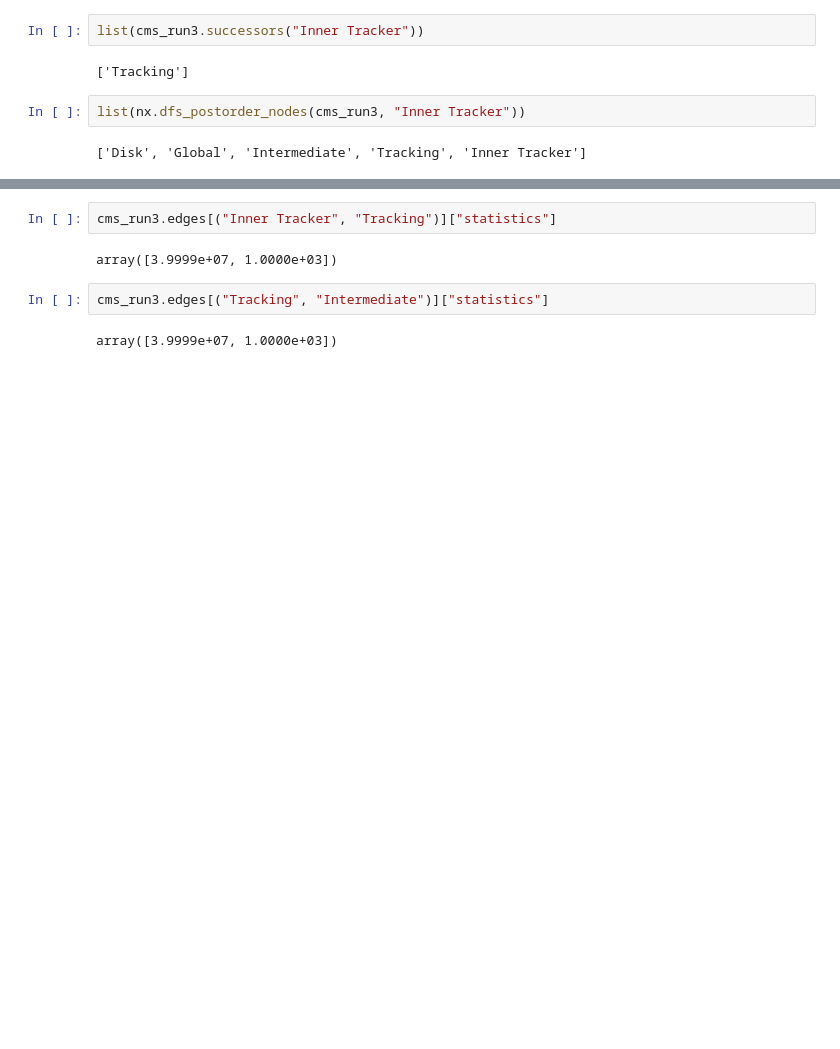
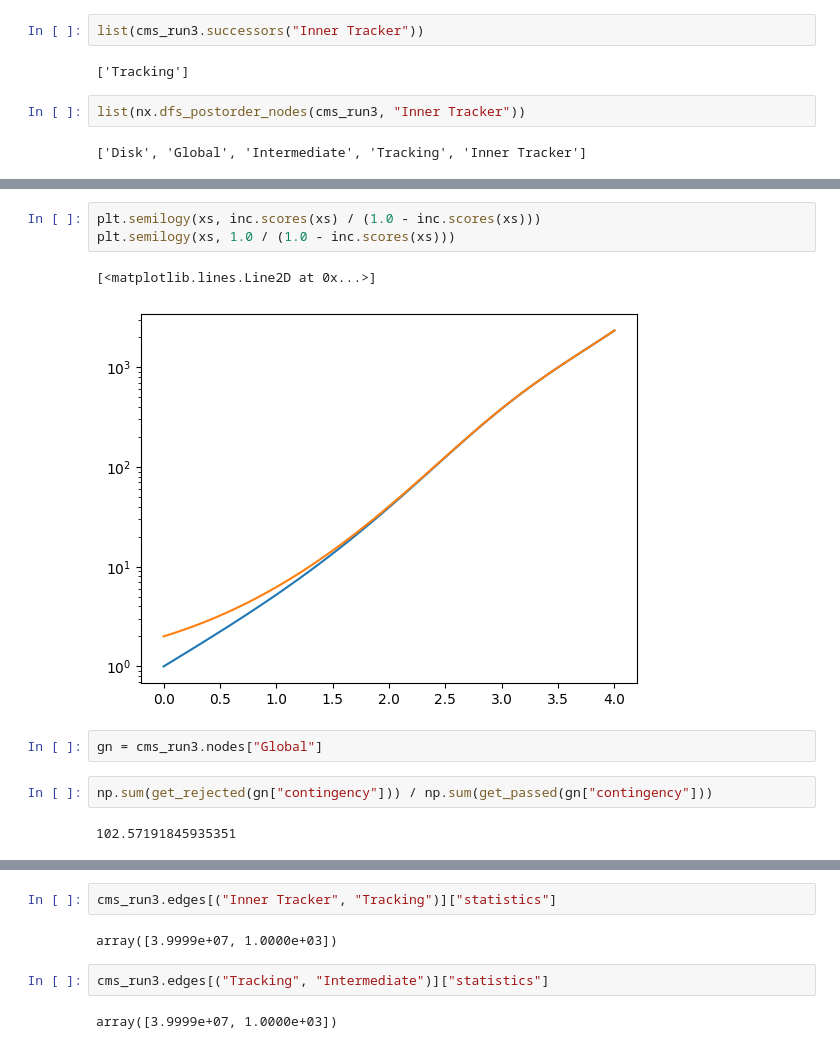
Before and after one commit to wilkieolin/system_flow, a Jupyter notebook: cms.ipynb, the cells around one changed output, grey strips where cells are left out. Drawn from its saved outputs; the diff is of its cells as text; blank space fills up the shorter version.

```diff
--- a/cms.ipynb
+++ b/cms.ipynb
@@ -86,0 +129,12 @@ def propagate_statistics(graph: nx.classes.digraph, node_name: str):
+# %%
+plt.semilogy(xs, inc.scores(xs) / (1.0 - inc.scores(xs)))
+plt.semilogy(xs, 1.0 / (1.0 - inc.scores(xs)))
+# %% [output]
+[<matplotlib.lines.Line2D at 0x...>]
+[figure, added]
+# %%
+gn = cms_run3.nodes["Global"]
+# %%
+np.sum(get_rejected(gn["contingency"])) / np.sum(get_passed(gn["contingency"]))
+# %% [output]
+102.57191845935351
```
Also changed, not shown: parts of 53 cells of this notebook, 5 other files.
